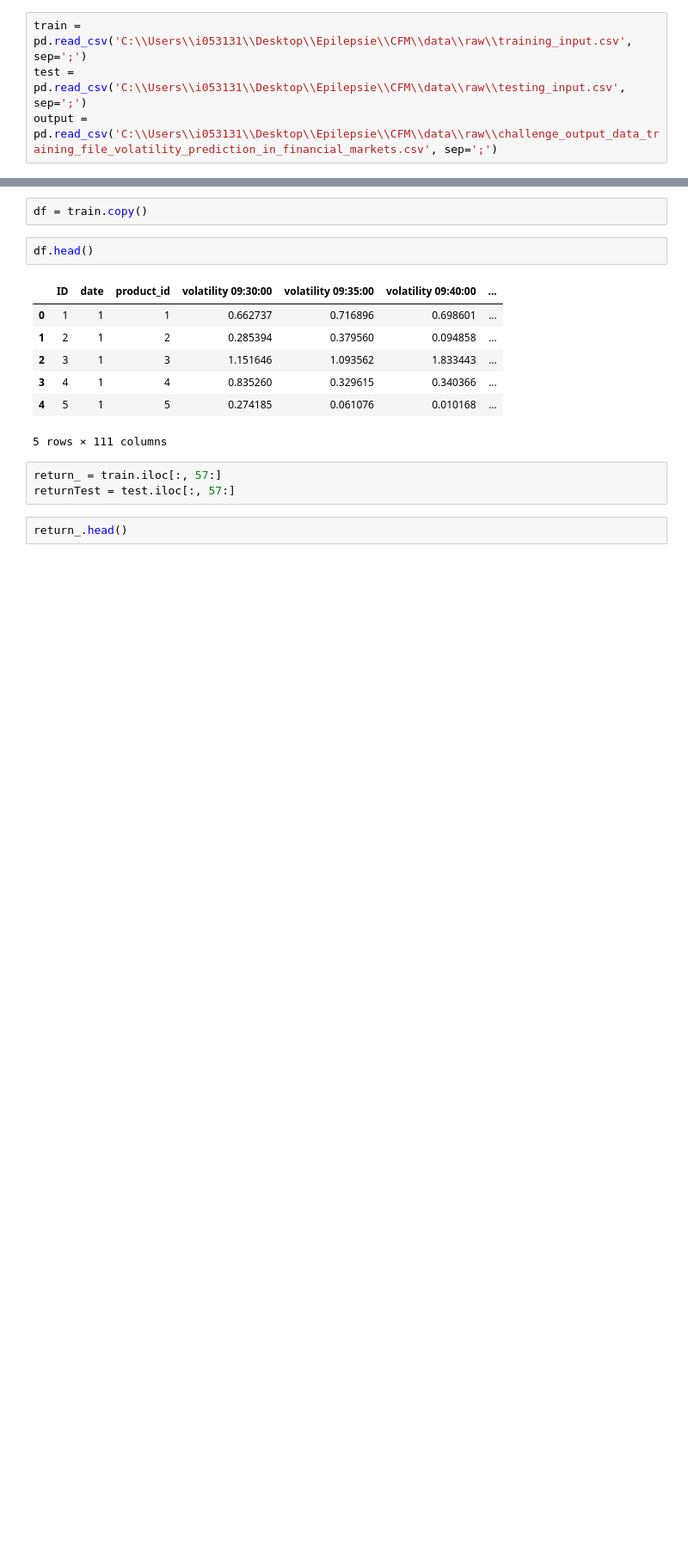
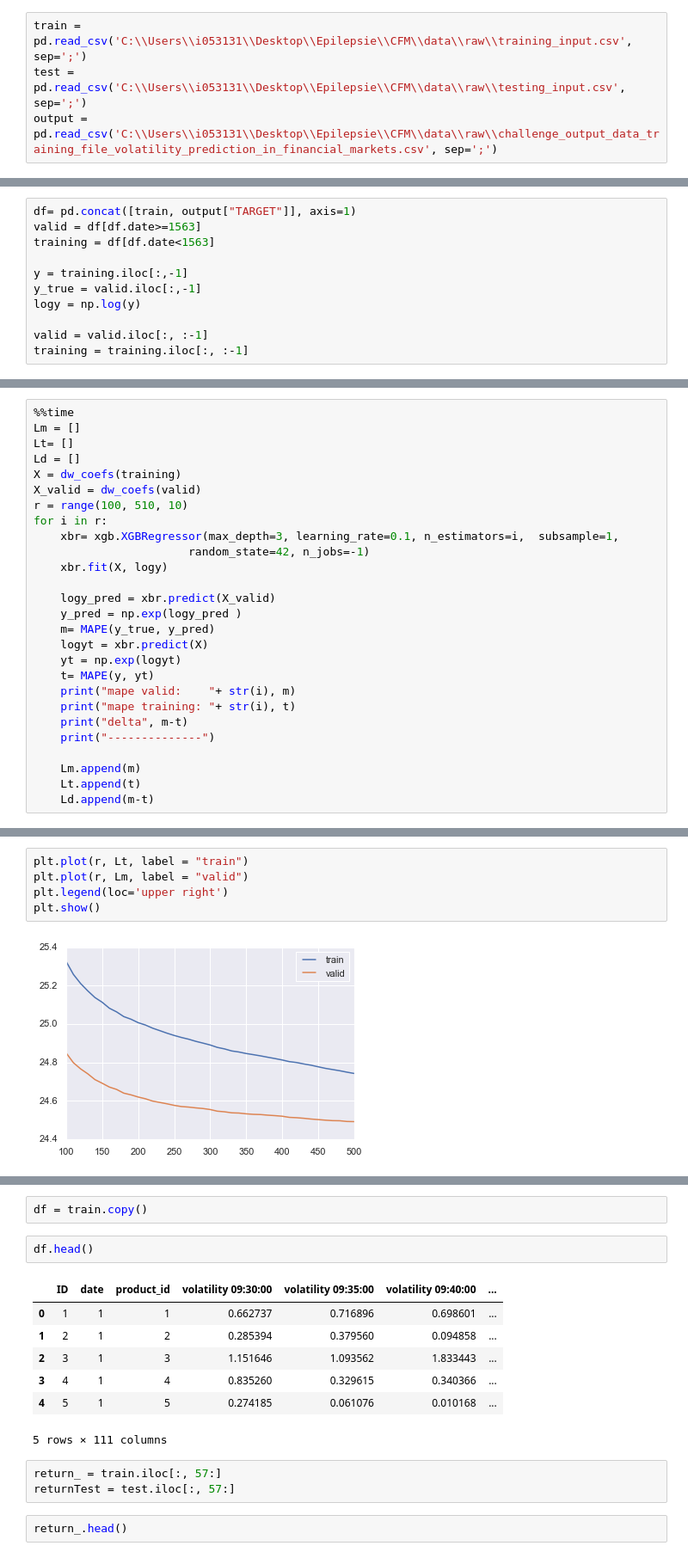
Before and after one commit to Emmanuel75/CFM-challenge, a Jupyter notebook: notebooks/feature engineering.ipynb, the cells around one changed output, grey strips where cells are left out. Shown at 86% size. Saved outputs shown, nothing was run; the diff lists cells and outputs as text; blank space fills up the shorter version.

```diff
--- a/notebooks/feature engineering.ipynb
+++ b/notebooks/feature engineering.ipynb
@@ -54,0 +65,11 @@ y = output["TARGET"]
+# %%
+df= pd.concat([train, output["TARGET"]], axis=1)
+valid = df[df.date>=1563]
+training = df[df.date<1563]
+
+y = training.iloc[:,-1]
+y_true = valid.iloc[:,-1]
+logy = np.log(y)
+
+valid = valid.iloc[:, :-1]
+training = training.iloc[:, :-1]
@@ -54,0 +165,27 @@ y = output["TARGET"]
+# %%
+%%time
+Lm = []
+Lt= []
+Ld = []
+X = dw_coefs(training)
+X_valid = dw_coefs(valid)
+r = range(100, 510, 10)
+for i in r:
+    xbr= xgb.XGBRegressor(max_depth=3, learning_rate=0.1, n_estimators=i,  subsample=1,
+                       random_state=42, n_jobs=-1)
+    xbr.fit(X, logy)
+
+    logy_pred = xbr.predict(X_valid)
+    y_pred = np.exp(logy_pred )
+    m= MAPE(y_true, y_pred)
+    logyt = xbr.predict(X)
+    yt = np.exp(logyt)
+    t= MAPE(y, yt)
+    print("mape valid:    "+ str(i), m)
+    print("mape training: "+ str(i), t)
+    print("delta", m-t)
+    print("--------------")
+
+    Lm.append(m)
+    Lt.append(t)
+    Ld.append(m-t)
@@ -54,0 +210,7 @@ y = output["TARGET"]
+# %%
+plt.plot(r, Lt, label = "train")
+plt.plot(r, Lm, label = "valid")
+plt.legend(loc='upper right')
+plt.show()
+# %% [output]
+[figure, added]
```
Also changed, not shown: parts of 85 cells of this notebook.
